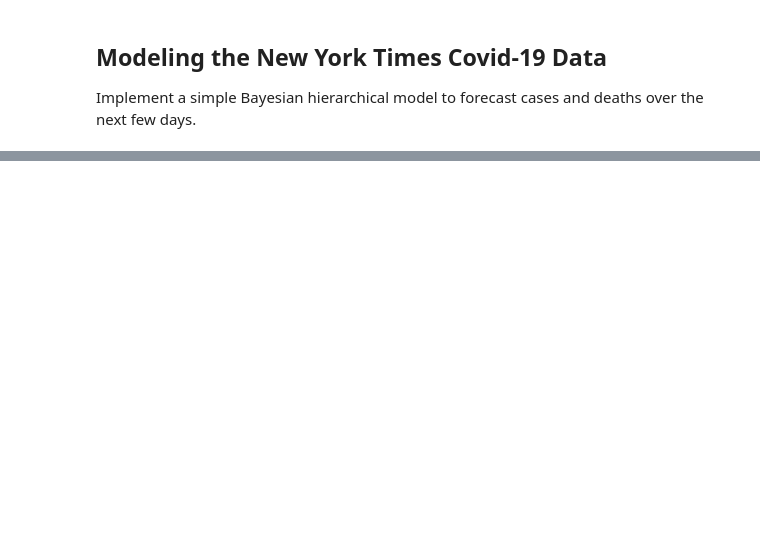
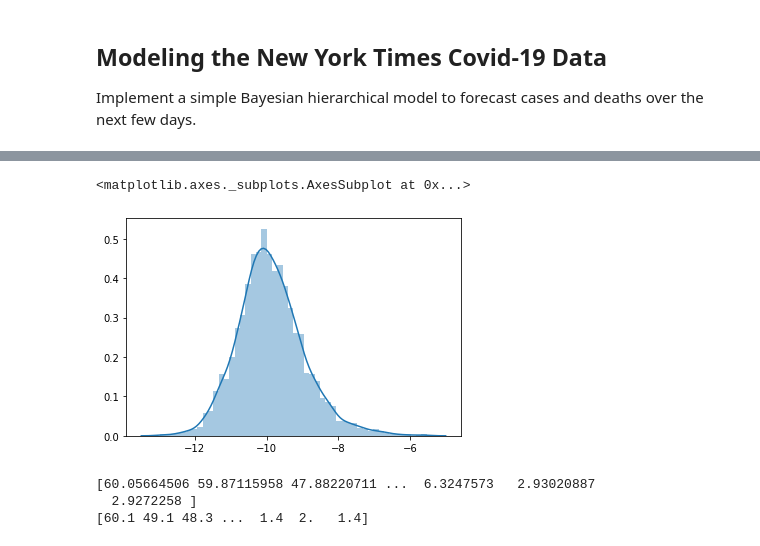
Before and after one commit to jdlafferty/covid-19, a Jupyter notebook: hierarchical-model.ipynb, the cells around one changed output, grey strips where cells are left out. Cells and saved outputs as stored; diff of their text form; code cells hidden in the pictures; blank space fills up the shorter version.

```diff
--- a/hierarchical-model.ipynb
+++ b/hierarchical-model.ipynb
@@ -224,0 +193,23 @@ render_map_with_address('Sun Valley, ID')
+# %%
+k = df.shape[0]
+v = np.sqrt(1/k)
+psi = df['psi']
+scale = np.sqrt(df['d'])
+for b in np.arange(1000):
+    b = np.mean(psi)
+    mu = np.random.normal(loc=b, scale=v)
+    e = df['d']*(mu + df['z']/df['var'])
+    psi = np.random.normal(loc=e, scale=scale)
+
+sbn.distplot(psi)
+# %% [output]
+<matplotlib.axes._subplots.AxesSubplot at 0x...>
+[figure, added]
+# %%
+delta_hat = 1e5*np.exp(psi)/(1+np.exp(psi))
+print(delta_hat)
+print(np.array(df['delta']))
+# %% [output]
+[60.05664506 59.87115958 47.88220711 ...  6.3247573   2.93020887
+  2.9272258 ]
+[60.1 49.1 48.3 ...  1.4  2.   1.4]
```
Also changed, not shown: parts of 12 cells of this notebook.
